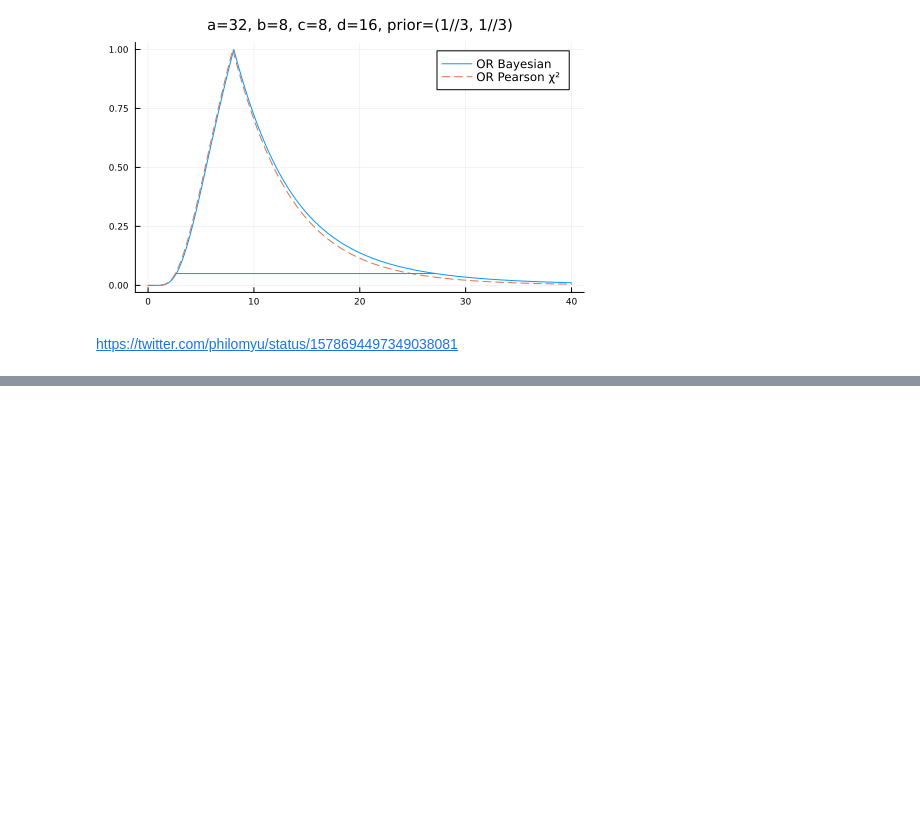
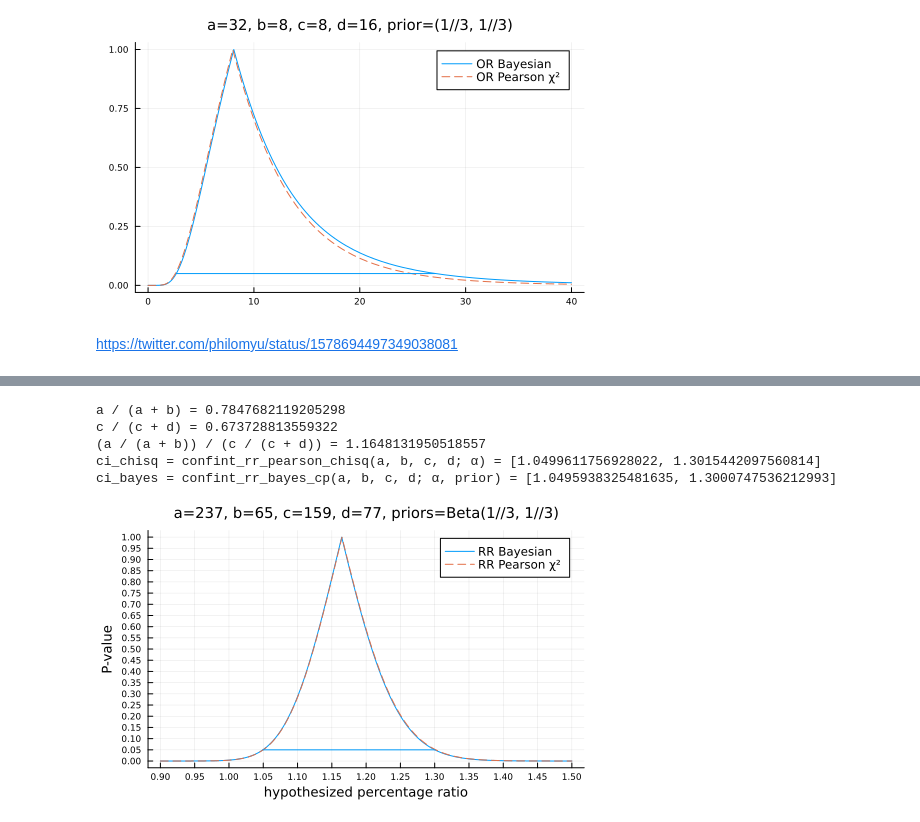
Before and after one commit to genkuroki/public, a Jupyter notebook: 0037/Bayesian analysis of 2x2 contingency tables.ipynb, the cells around one changed output, grey strips where cells are left out. Cells and saved outputs as stored; diff of their text form; code cells hidden in the pictures; blank space fills up the shorter version.

```diff
--- a/0037/Bayesian analysis of 2x2 contingency tables.ipynb
+++ b/0037/Bayesian analysis of 2x2 contingency tables.ipynb
@@ -672,0 +666,23 @@ ci_bayes = confint_rd_bayes_cp(a, b, c, d; α, prior) = [0.03562774709203908, 0.
+# %%
+# https://twitter.com/philomyu/status/1578694497349038081
+
+a, b, c, d = 237, 65, 159, 77
+prior = (1//3, 1//3)
+α = 0.05
+@show a/(a+b) c/(c+d)
+@show (a/(a+b))/(c/(c+d))
+@show ci_chisq = confint_rr_pearson_chisq(a, b, c, d; α)
+@show ci_bayes = confint_rr_bayes_cp(a, b, c, d; α, prior)
+plot(ρ -> pvalue_rr_bayes_cp(a, b, c, d; ρ, prior), 0.9, 1.5; label="RR Bayesian")
+plot!(ρ -> pvalue_rr_pearson_chisq(a, b, c, d; ρ), 0.9, 1.5; label="RR Pearson χ²", ls=:dash)
+plot!(ci_bayes, fill(α, 2); label="", c=1)
+title!("a=$a, b=$b, c=$c, d=$d, priors=Beta$prior")
+plot!(xguide="hypothesized percentage ratio", yguide="P-value")
+plot!(xtick=0:0.05:10, ytick=0:0.05:1)
+# %% [output]
+a / (a + b) = 0.7847682119205298
+c / (c + d) = 0.673728813559322
+(a / (a + b)) / (c / (c + d)) = 1.1648131950518557
+ci_chisq = confint_rr_pearson_chisq(a, b, c, d; α) = [1.0499611756928022, 1.3015442097560814]
+ci_bayes = confint_rr_bayes_cp(a, b, c, d; α, prior) = [1.0495938325481635, 1.3000747536212993]
+[figure, added]
```
Also changed, not shown: parts of 4 cells of this notebook, 1 other file.
